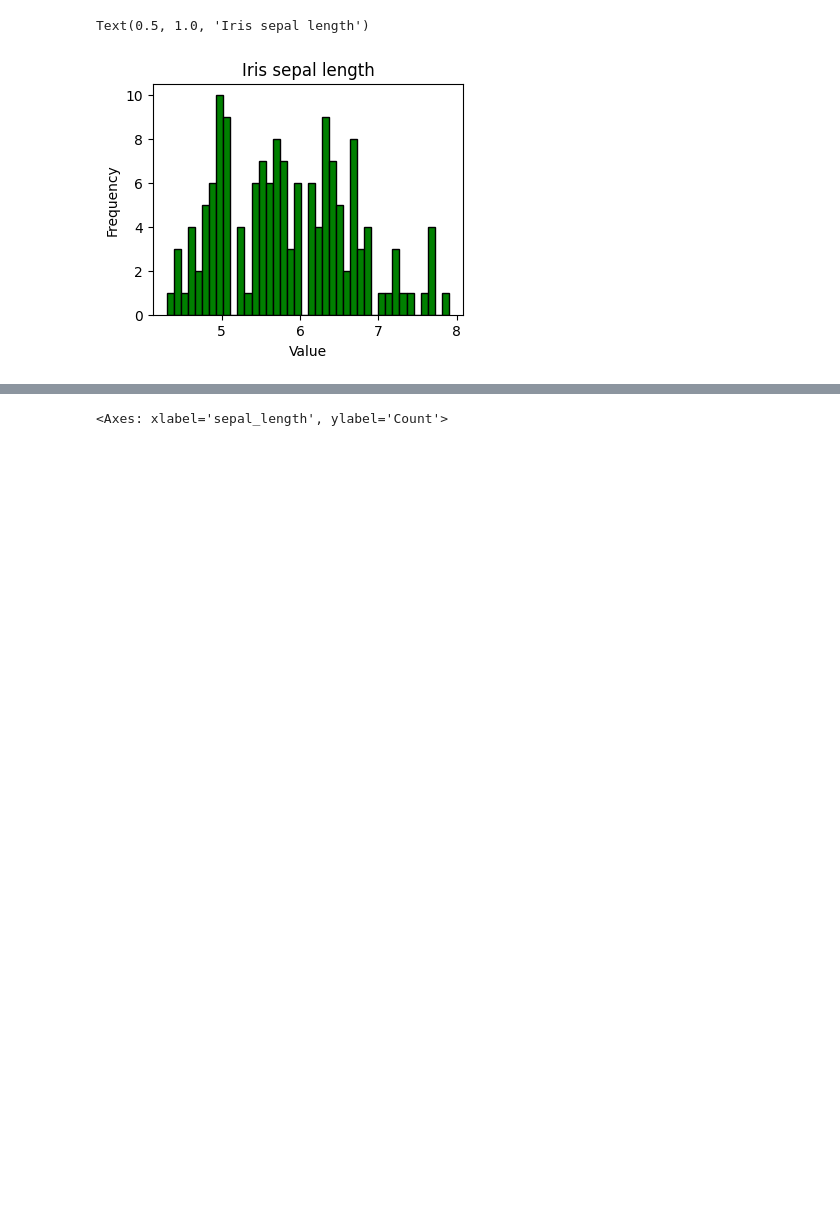
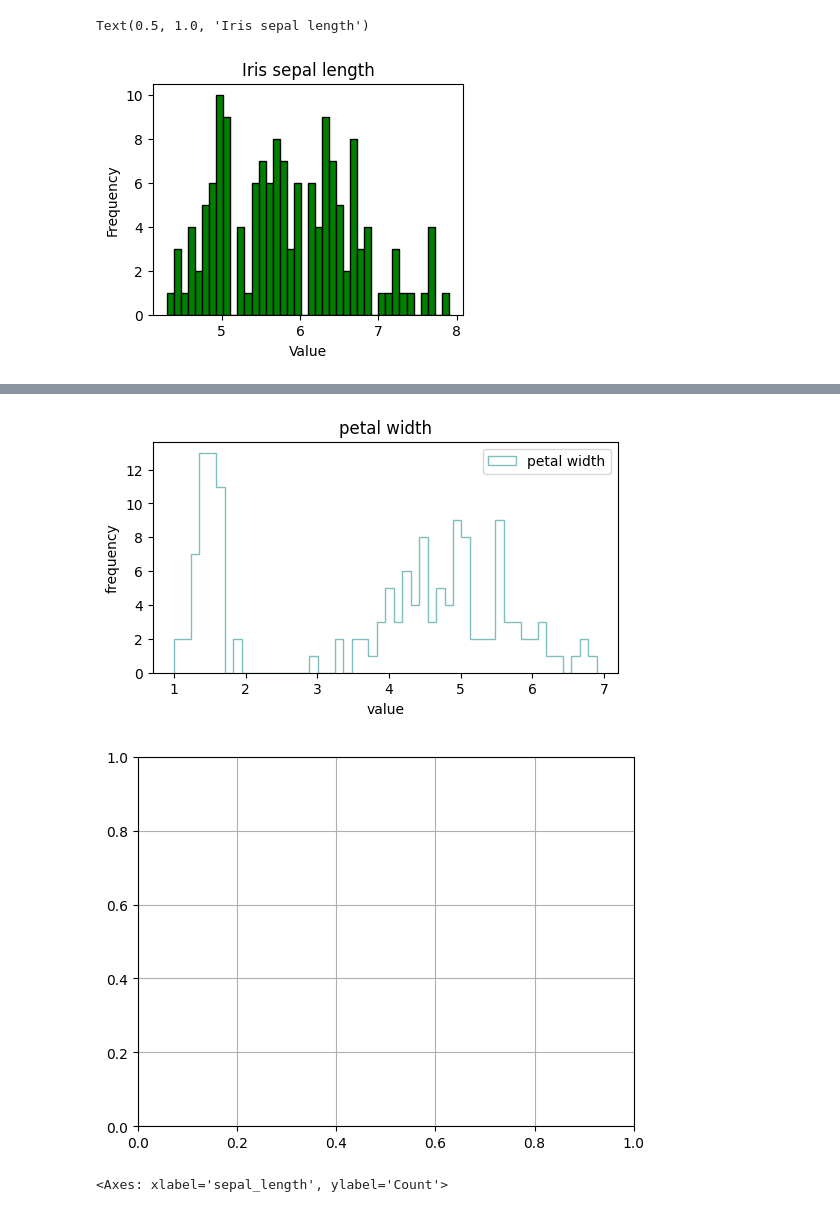
Before and after one commit to Md-Maruf-1727/LearningPractices, a Jupyter notebook: Vizualization/Vizualization1.ipynb, the cells around one changed output, grey strips where cells are left out. Cells and saved outputs as stored; diff of their text form; code cells hidden in the pictures; blank space fills up the shorter version.

```diff
--- a/Vizualization/Vizualization1.ipynb
+++ b/Vizualization/Vizualization1.ipynb
@@ -170,3 +173,15 @@ plt.show()
+# %%
+plt.figure(figsize=(6,3))
+plt.hist(mainiris_data['petal_length'],label='petal width',histtype='step',alpha=0.5,rwidth=0.6,edgecolor='teal',color='teal', bins=50)
+plt.xlabel('value')
+plt.ylabel('frequency')
+plt.title('petal width')
+plt.legend()
+plt.show()
+plt.grid()
+# %% [output]
+[figure, added]
+[figure, added]
 # %%
 #histgram with seaborn
 sns.histplot(mainiris_data['sepal_length'], bins=50)
```
Also changed, not shown: parts of 1 cell of this notebook.
